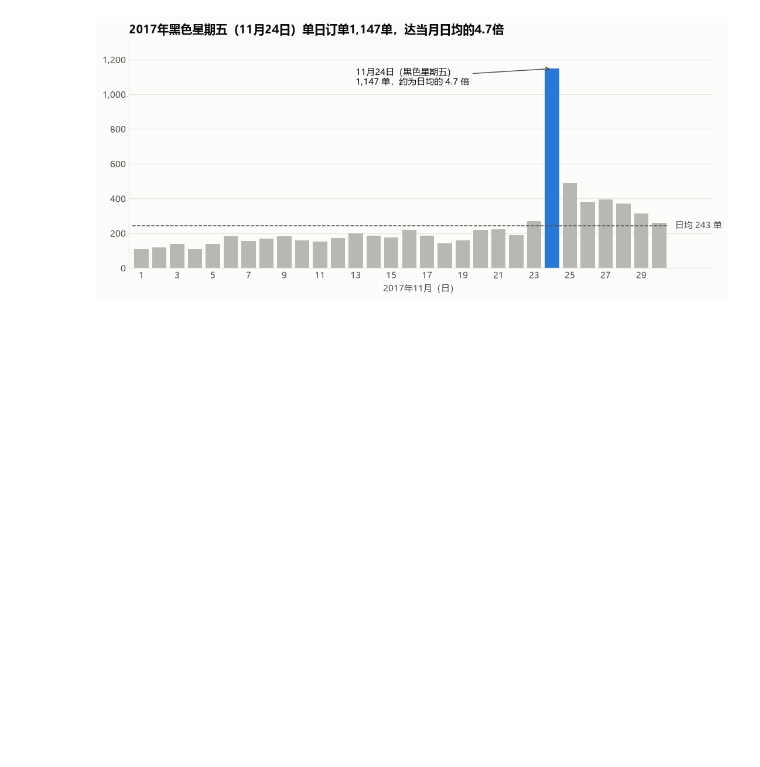
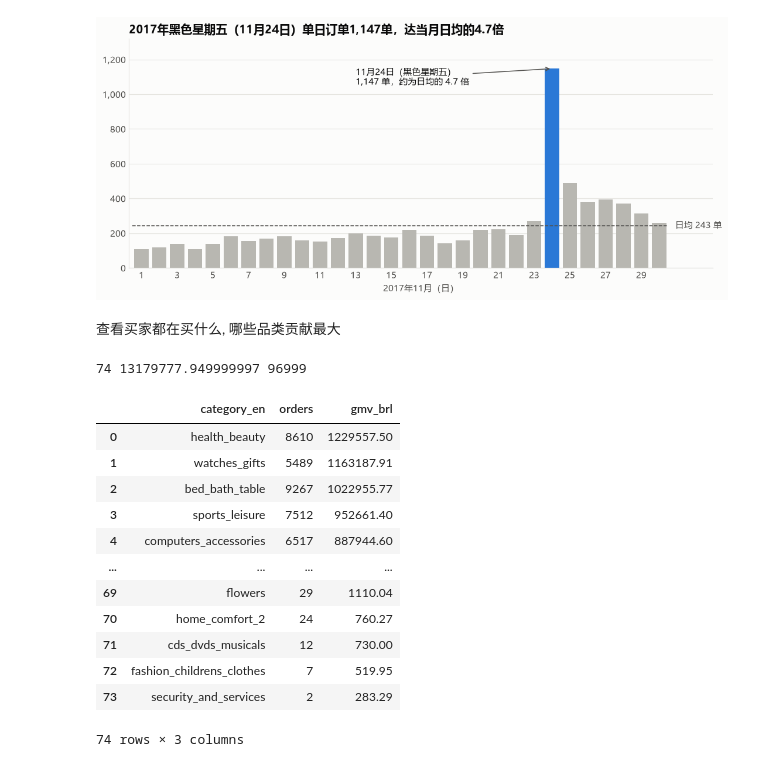
Before and after one commit to LeeMichael-L/olist-analytics, a Jupyter notebook: python/s1_overview.ipynb, the cells around one changed output. Cells and saved outputs as stored; diff of their text form; code cells hidden in the pictures; blank space fills up the shorter version.

```diff
--- a/python/s1_overview.ipynb
+++ b/python/s1_overview.ipynb
@@ -292,3 +292,36 @@ fig.savefig("../docs/figures/fig2_18November_trend.png", dpi=150, bbox_inches="t
 plt.show()
 # %% [output]
 [figure]
+# %% [markdown]
+查看买家都在买什么, 哪些品类贡献最大
+# %%
+sql = """
+WITH valid_order AS (
+	SELECT order_id
+	FROM dwd_orders
+	WHERE order_status = "delivered" AND in_analysis_window = 1 AND is_status_conflict = 0
+)
+SELECT category_en, COUNT(DISTINCT order_id) AS orders, SUM(price) AS gmv_brl
+FROM valid_order JOIN dwd_order_items USING(order_id)
+GROUP BY category_en
+ORDER BY SUM(price) DESC;
+"""
+
+df_cat = run_query(sql)
+print(len(df_cat), df_cat["gmv_brl"].sum(), df_cat["orders"].sum())
+df_cat
+# %% [output]
+74 13179777.949999997 96999
+|  | category_en | orders | gmv_brl |
+| 0 | health_beauty | 8610 | 1229557.50 |
+| 1 | watches_gifts | 5489 | 1163187.91 |
+| 2 | bed_bath_table | 9267 | 1022955.77 |
+| 3 | sports_leisure | 7512 | 952661.40 |
+| 4 | computers_accessories | 6517 | 887944.60 |
+| ... | ... | ... | ... |
+| 69 | flowers | 29 | 1110.04 |
+| 70 | home_comfort_2 | 24 | 760.27 |
+| 71 | cds_dvds_musicals | 12 | 730.00 |
+| 72 | fashion_childrens_clothes | 7 | 519.95 |
+| 73 | security_and_services | 2 | 283.29 |
+74 rows × 3 columns
```
Also changed, not shown: parts of 6 cells of this notebook, 1 other file.
